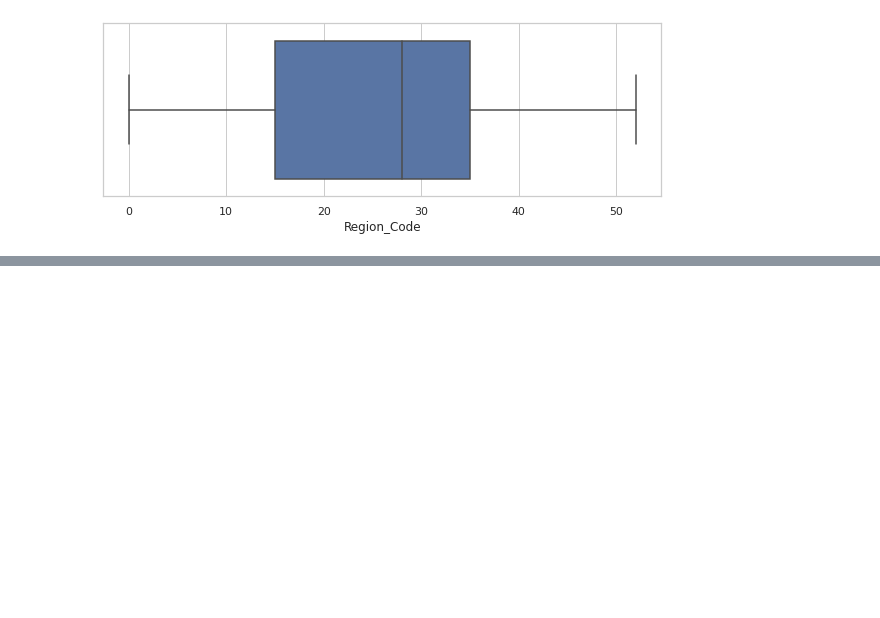
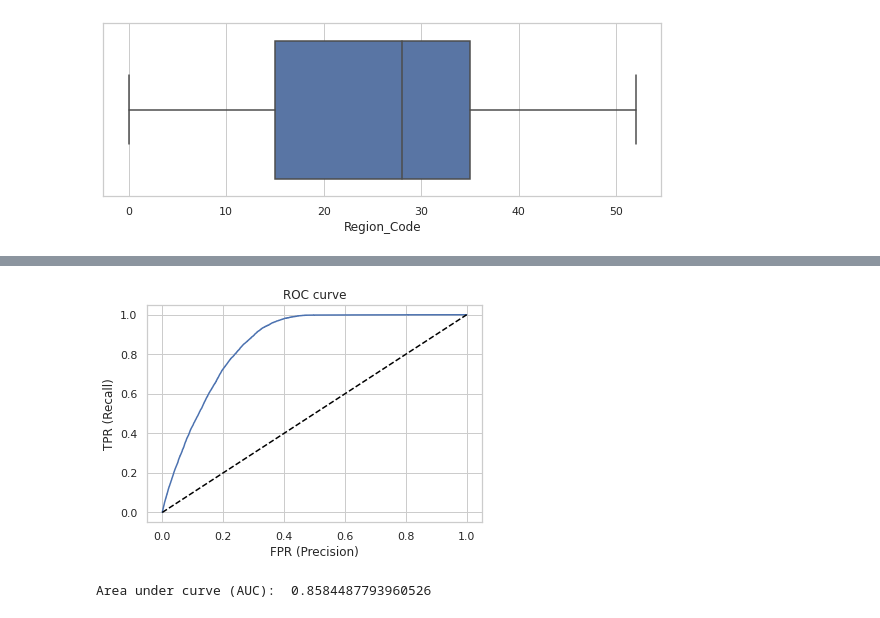
Before and after one commit to shu-nya/Health-Insurance-Cross-Sell-Prediction, a Jupyter notebook: HEALTH_INSURANCE_CROSS_SELL_PREDICTION.ipynb, the cells around one changed output, grey strips where cells are left out. Saved outputs shown, nothing was run; the diff lists cells and outputs as text; code cells hidden in the pictures; blank space fills up the shorter version.

```diff
--- a/HEALTH_INSURANCE_CROSS_SELL_PREDICTION.ipynb
+++ b/HEALTH_INSURANCE_CROSS_SELL_PREDICTION.ipynb
@@ -470,0 +803,16 @@ plt.show()
+# %%
+# perform hyperparameter tuning using RandomizedSearchCV
+
+clf = CatBoostClassifier()
+
+cb_model = RandomizedSearchCV(estimator = clf,
+                                param_distributions = params,
+                                n_iter = 10,
+                                cv = 3,
+                                verbose= 50,
+                                random_state= 101,
+                                n_jobs = -1)
+
+# fit the model with tuned parameters on the training set
+
+cb_model.fit(X_train,y_train)
@@ -470,0 +975,18 @@ plt.show()
+# %%
+# plot ROC curve
+
+y_score = cat.predict_proba(X_test)[:,1]
+fpr, tpr, _ = roc_curve(y_test, y_score)
+
+plt.figure()
+plt.title('ROC curve')
+plt.xlabel('FPR (Precision)')
+plt.ylabel('TPR (Recall)')
+
+plt.plot(fpr,tpr)
+plt.plot((0,1), ls='dashed',color='black')
+plt.show()
+print ('Area under curve (AUC): ', auc(fpr,tpr))
+# %% [output]
+[figure, added]
+Area under curve (AUC):  0.8584487793960526
```
Also changed, not shown: parts of 43 cells of this notebook.
